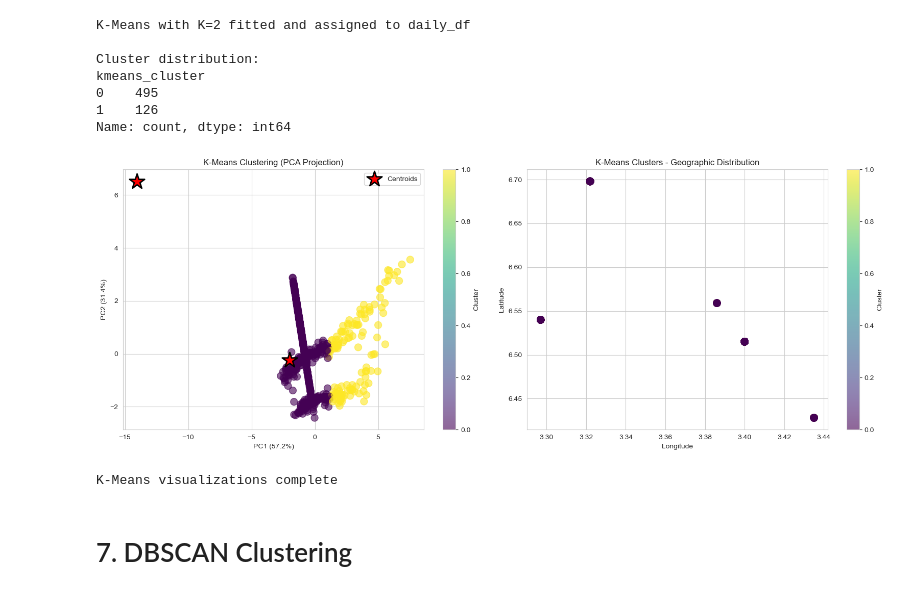
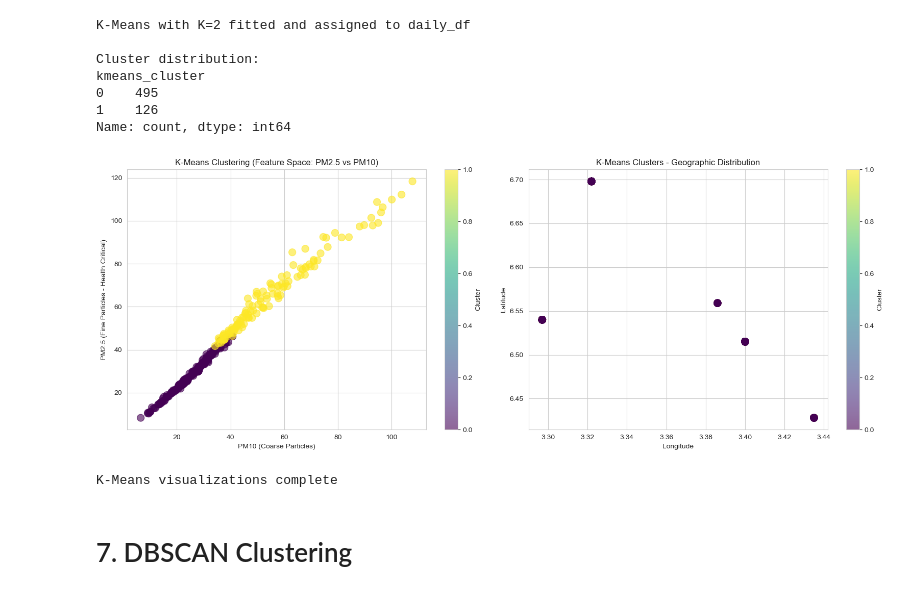
Before and after one commit to DavidFayemi/lagos-2024-air-quality-clustering-with-unsupervised-ml, a Jupyter notebook: Lagos(2024) Air quality clustering using unsupervised machine learning.ipynb, the cells around one changed output. Drawn from its saved outputs; the diff is of its cells as text; code cells hidden in the pictures.

```diff
--- a/Lagos(2024) Air quality clustering using unsupervised machine learning.ipynb
+++ b/Lagos(2024) Air quality clustering using unsupervised machine learning.ipynb
@@ -316,6 +316,9 @@ agg_features = ['PM1', 'PM2_5', 'PM10', 'PM_total', 'fine_ratio', 'coarse_ratio'
 # Group by sensor, location, coordinates, and date - take daily mean
 daily_df = wide_df.groupby(['sensor_id', 'location', 'lat', 'lon', 'date'])[agg_features].mean().reset_index()
 
+# Extract month from date for temporal analysis
+daily_df['month'] = pd.to_datetime(daily_df['date']).dt.month
+
 print(f"After daily aggregation: {daily_df.shape}")
 print(f"\nDaily data sample:")
 print(daily_df.head(10))
@@ -501,33 +497,29 @@ Name: count, dtype: int64
 # %%
 # Visualize K-Means results
 fig, axes = plt.subplots(1, 2, figsize=(16, 6))
 
-# PCA projection
-scatter1 = axes[0].scatter(X_pca[:, 0], X_pca[:, 1], c=daily_df['kmeans_cluster'],
+# Feature space: PM2.5 vs PM10 (key health metrics)
+scatter1 = axes[0].scatter(daily_df['PM10'], daily_df['PM2_5'], c=daily_df['kmeans_cluster'],
                            cmap='viridis', alpha=0.6, s=100)
-axes[0].scatter(pca.transform(scaler.transform(kmeans.cluster_centers_))[:, 0],
-               pca.transform(scaler.transform(kmeans.cluster_centers_))[:, 1],
-               c='red', marker='*', s=500, edgecolors='black', linewidths=2, label='Centroids')
-axes[0].set_xlabel(f'PC1 ({pca.explained_variance_ratio_[0]:.1%})')
-axes[0].set_ylabel(f'PC2 ({pca.explained_variance_ratio_[1]:.1%})')
-axes[0].set_title('K-Means Clustering (PCA Projection)')
-axes[0].legend()
+axes[0].set_xlabel('PM10 (Coarse Particles)')
+axes[0].set_ylabel('PM2.5 (Fine Particles - Health Critical)')
+axes[0].set_title('K-Means Clustering (Feature Space: PM2.5 vs PM10)')
 plt.colorbar(scatter1, ax=axes[0], label='Cluster')
 
 # Geographic distribution
 scatter2 = axes[1].scatter(daily_df['lon'], daily_df['lat'], c=daily_df['kmeans_cluster'],
                            cmap='viridis', alpha=0.6, s=100)
 axes[1].set_xlabel('Longitude')
 axes[1].set_ylabel('Latitude')
 axes[1].set_title('K-Means Clusters - Geographic Distribution')
 plt.colorbar(scatter2, ax=axes[1], label='Cluster')
 
 plt.tight_layout()
 plt.show()
 
 print("K-Means visualizations complete")
 # %% [output]
-[figure, old version]
+[figure, new version]
 K-Means visualizations complete
 # %% [markdown]
 # 7. DBSCAN Clustering
```
Also changed, not shown: parts of 8 cells of this notebook, 2 other files.
